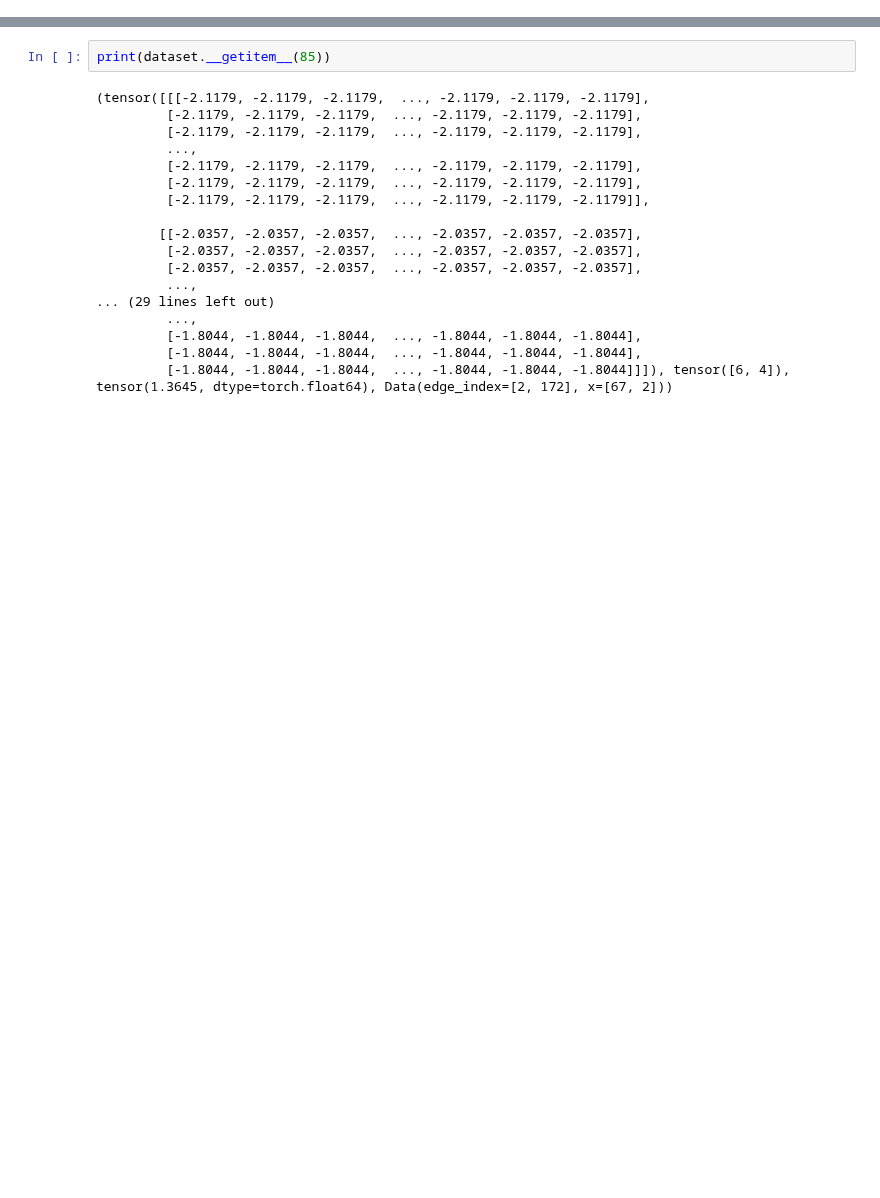
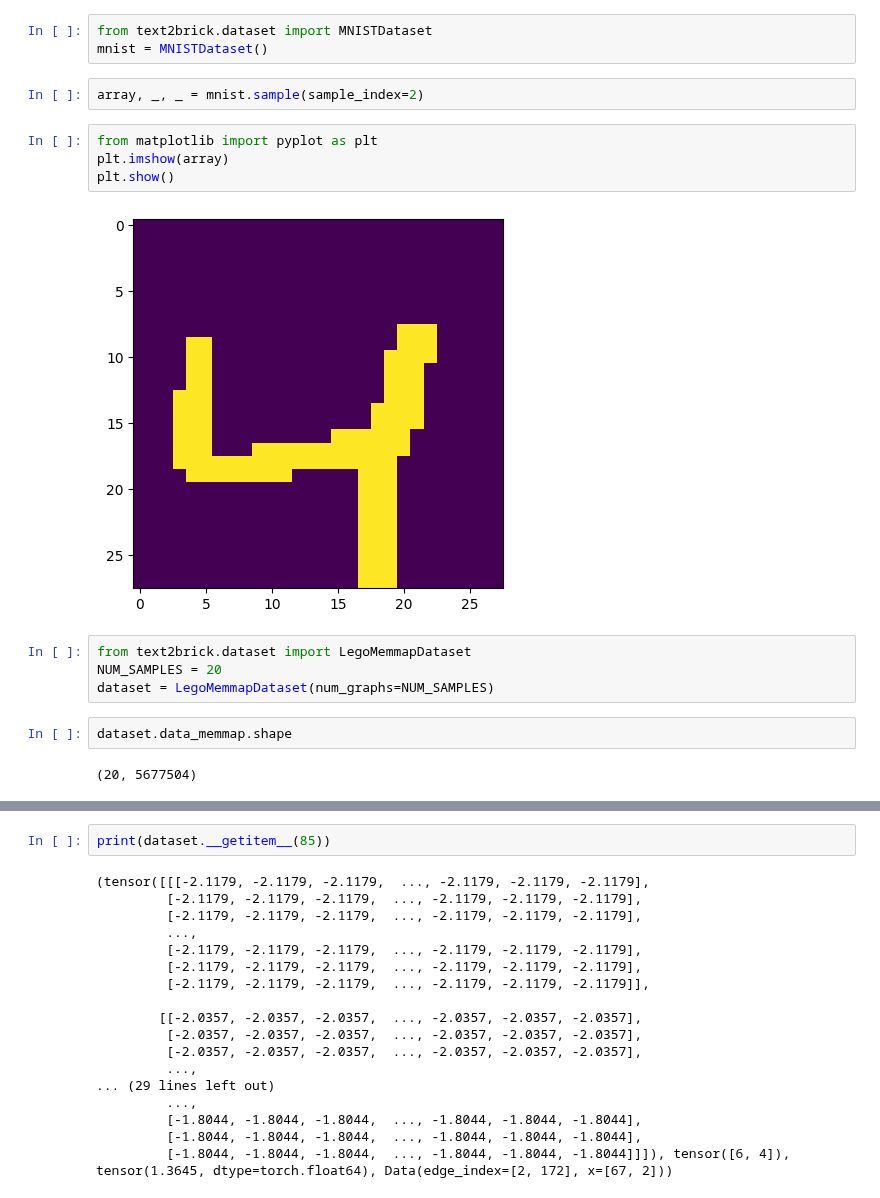
Before and after one commit to EwenBernard/Text2Bricks, a Jupyter notebook: training_notebook.ipynb, the cells around one changed output, grey strips where cells are left out. Saved outputs shown, nothing was run; the diff lists cells and outputs as text; blank space fills up the shorter version.

Commit message:
Adding support for HDF5 Dataset / Refactoring

```diff
--- a/training_notebook.ipynb
+++ b/training_notebook.ipynb
@@ -7,0 +45,19 @@ generator.generate_dataset(250)
+# %%
+from text2brick.dataset import MNISTDataset
+mnist = MNISTDataset()
+# %%
+array, _, _ = mnist.sample(sample_index=2)
+# %%
+from matplotlib import pyplot as plt
+plt.imshow(array)
+plt.show()
+# %% [output]
+[figure, added]
+# %%
+from text2brick.dataset import LegoMemmapDataset
+NUM_SAMPLES = 20
+dataset = LegoMemmapDataset(num_graphs=NUM_SAMPLES)
+# %%
+dataset.data_memmap.shape
+# %% [output]
+(20, 5677504)
```
Also changed, not shown: parts of 37 cells of this notebook, 14 other files.
